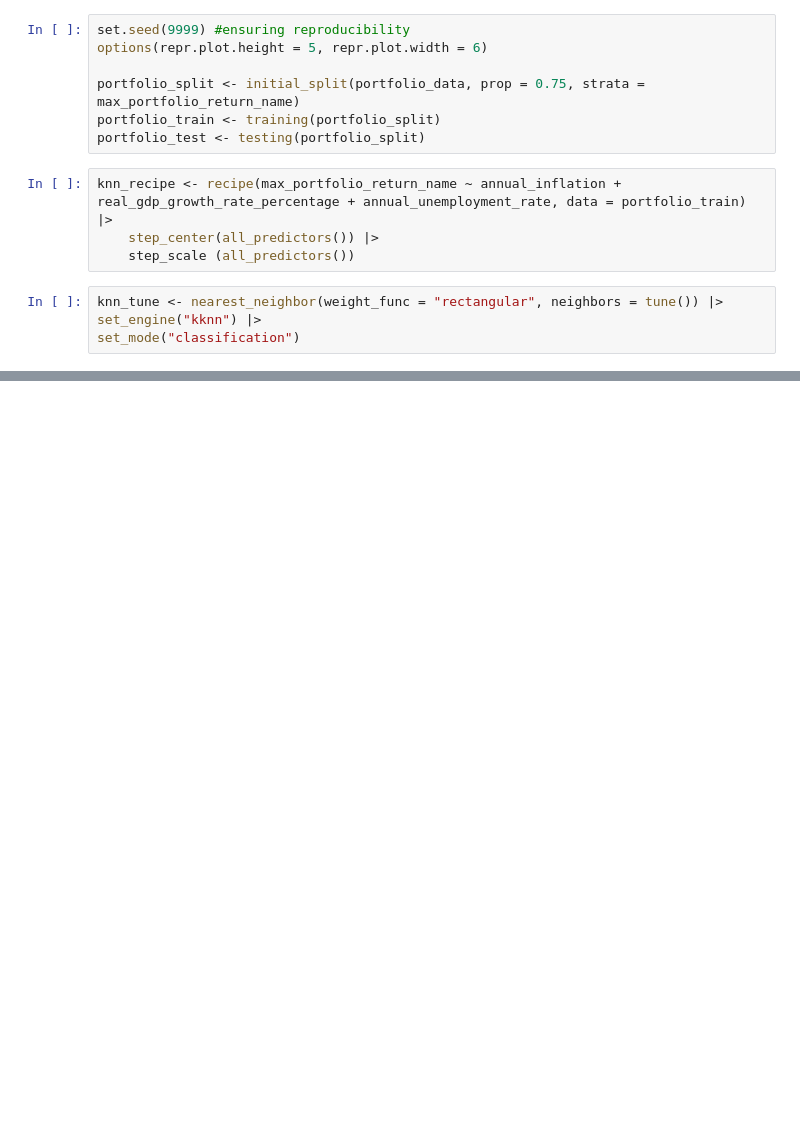
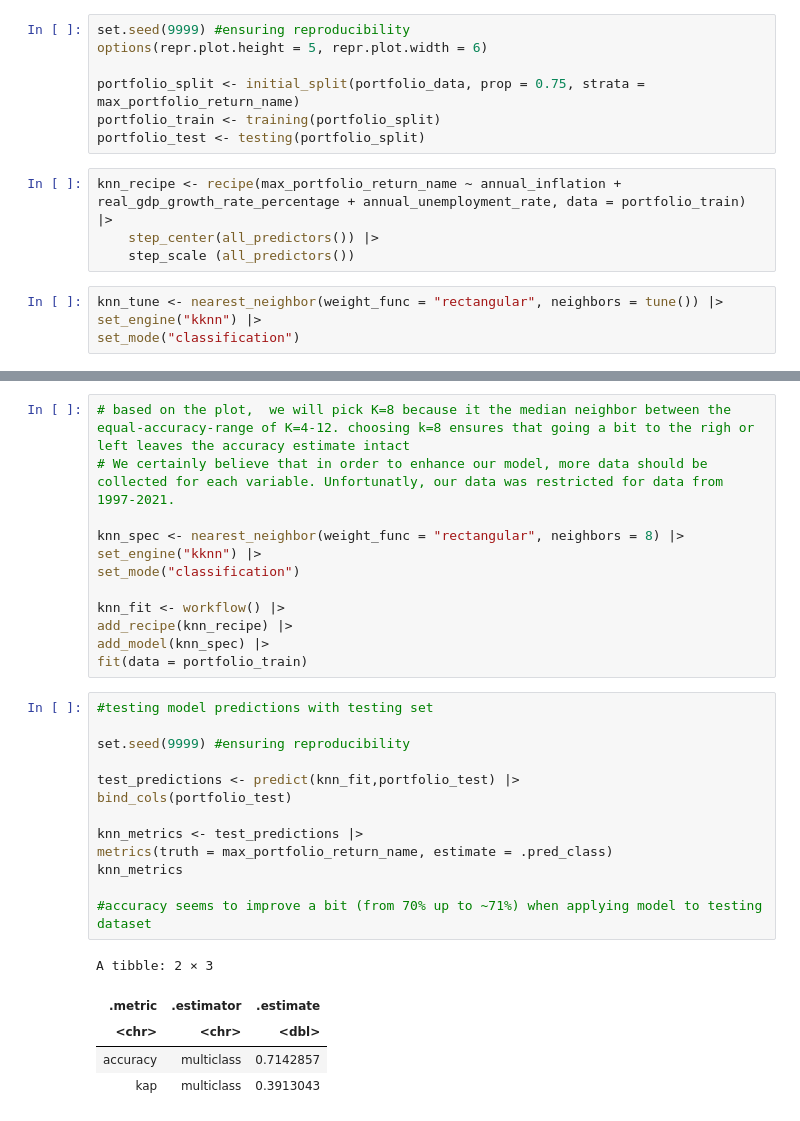
Before and after one commit to Arioniums/DSCI_100_125, a Jupyter notebook: KNN Classification Algorithm.ipynb, the cells around one changed output, grey strips where cells are left out. Cells and saved outputs as stored; diff of their text form; blank space fills up the shorter version.

```diff
--- a/KNN Classification Algorithm.ipynb
+++ b/KNN Classification Algorithm.ipynb
@@ -77,0 +106,31 @@ x Fold2: preprocessor 1/1, model 1/1 (predictions): Error in `[.default`(cl, C):
+# %%
+# based on the plot,  we will pick K=8 because it the median neighbor between the equal-accuracy-range of K=4-12. choosing k=8 ensures that going a bit to the righ or left leaves the accuracy estimate intact
+# We certainly believe that in order to enhance our model, more data should be collected for each variable. Unfortunatly, our data was restricted for data from 1997-2021.
+
+knn_spec <- nearest_neighbor(weight_func = "rectangular", neighbors = 8) |>
+set_engine("kknn") |>
+set_mode("classification")
+
+knn_fit <- workflow() |>
+add_recipe(knn_recipe) |>
+add_model(knn_spec) |>
+fit(data = portfolio_train)
+# %%
+#testing model predictions with testing set
+
+set.seed(9999) #ensuring reproducibility
+
+test_predictions <- predict(knn_fit,portfolio_test) |>
+bind_cols(portfolio_test)
+
+knn_metrics <- test_predictions |>
+metrics(truth = max_portfolio_return_name, estimate = .pred_class)
+knn_metrics
+
+#accuracy seems to improve a bit (from 70% up to ~71%) when applying model to testing dataset
+# %% [output]
+A tibble: 2 × 3
+| .metric | .estimator | .estimate |
+| <chr> | <chr> | <dbl> |
+| accuracy | multiclass | 0.7142857 |
+| kap | multiclass | 0.3913043 |
```
Also changed, not shown: parts of 5 cells of this notebook.
